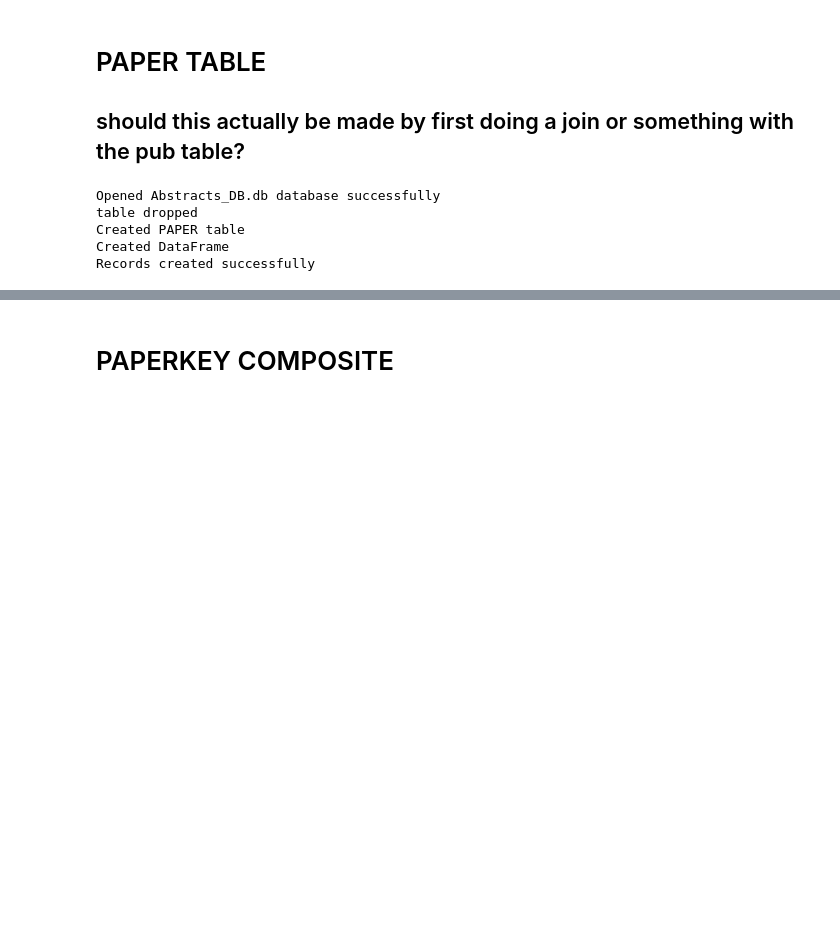
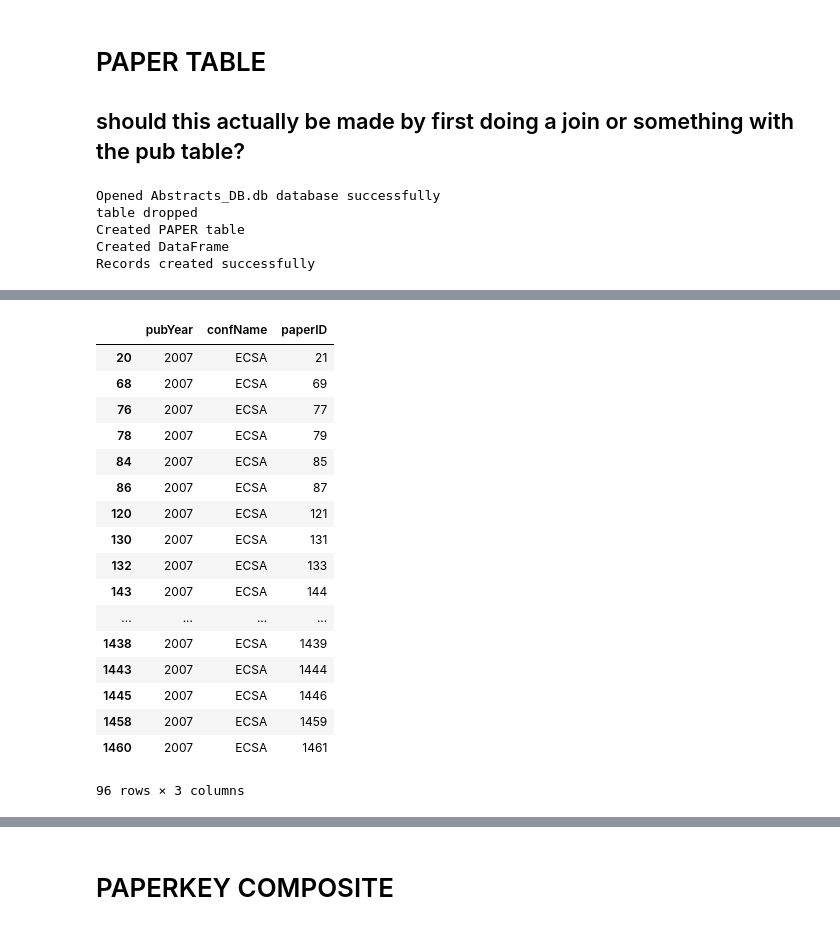
Before and after one commit to noveroa/DataBases, a Jupyter notebook: sqlStart/newSqlNotebooknew_compositesadded.ipynb, the cells around one changed output, grey strips where cells are left out. Saved outputs shown, nothing was run; the diff lists cells and outputs as text; code cells hidden in the pictures; blank space fills up the shorter version.

```diff
--- a/sqlStart/newSqlNotebooknew_compositesadded.ipynb
+++ b/sqlStart/newSqlNotebooknew_compositesadded.ipynb
@@ -199,0 +163,25 @@ paperDF.head()
+# %%
+mydb = 'Abstracts_DB.db'
+#paperDF.to_csv('Tables_v1/paper.csv', sheet_name = 'paper')
+paperDFbyYrandConf = paperDF[['pubYear', 'confName', 'paperID']].groupby(['pubYear', 'confName'], axis = 0)
+#paperDFbyYrandConf.count().to_html()
+paperDFbyYrandConf.get_group((2007, 'ECSA'))
+# %% [output]
+|  | pubYear | confName | paperID |
+| 20 | 2007 | ECSA | 21 |
+| 68 | 2007 | ECSA | 69 |
+| 76 | 2007 | ECSA | 77 |
+| 78 | 2007 | ECSA | 79 |
+| 84 | 2007 | ECSA | 85 |
+| 86 | 2007 | ECSA | 87 |
+| 120 | 2007 | ECSA | 121 |
+| 130 | 2007 | ECSA | 131 |
+| 132 | 2007 | ECSA | 133 |
+| 143 | 2007 | ECSA | 144 |
+| ... | ... | ... | ... |
+| 1438 | 2007 | ECSA | 1439 |
+| 1443 | 2007 | ECSA | 1444 |
+| 1445 | 2007 | ECSA | 1446 |
+| 1458 | 2007 | ECSA | 1459 |
+| 1460 | 2007 | ECSA | 1461 |
+96 rows × 3 columns
```
Also changed, not shown: parts of 12 cells of this notebook, 13 other files.
